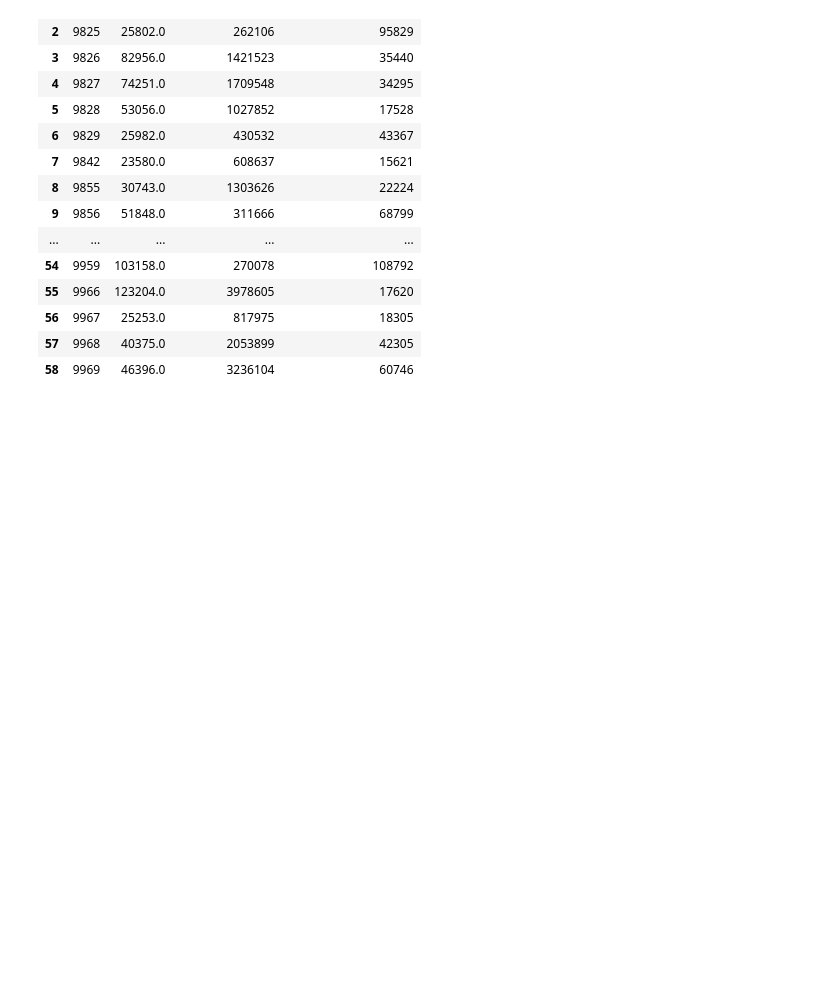
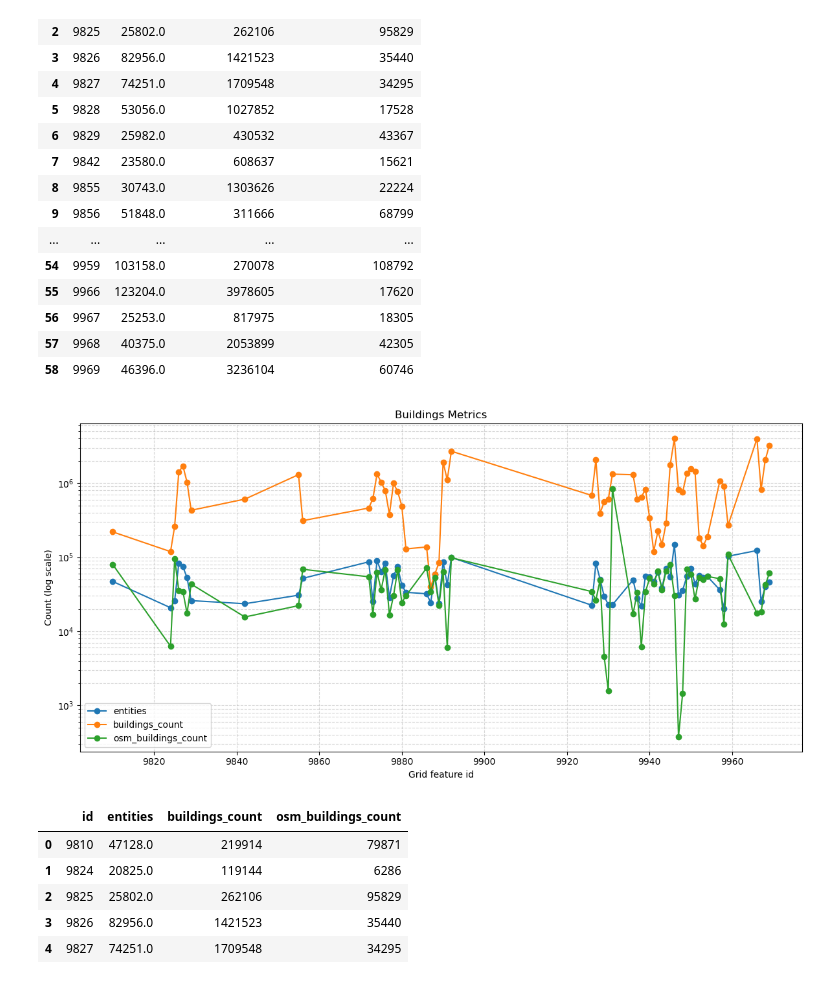
Before and after one commit to AShapira/micromamba_cuda, a Jupyter notebook: code/overture_analysis/investigate_buildings_sources.ipynb, the cells around one changed output. Saved outputs shown, nothing was run; the diff lists cells and outputs as text; code cells hidden in the pictures; blank space fills up the shorter version.

```diff
--- a/code/overture_analysis/investigate_buildings_sources.ipynb
+++ b/code/overture_analysis/investigate_buildings_sources.ipynb
@@ -107,22 +107,31 @@ result_gdf[['id', 'entities', 'buildings_count', 'osm_buildings_count']] if not
 # %%
 analysis_df = pd.read_parquet(parquet_path)
 if analysis_df.empty:
     raise RuntimeError('No data found in buildings_investigation_result.parquet.')
 
 chart_df = analysis_df.sort_values('id')
 ax = chart_df.plot(
     x='id',
     y=['entities', 'buildings_count', 'osm_buildings_count'],
     kind='line',
     figsize=(12, 6),
     marker='o'
 )
-ax.set_title('Buildings Benchmark Metrics by Feature ID')
+ax.set_title('Buildings Metrics')
 ax.set_xlabel('Grid feature id')
-ax.set_ylabel('Count')
-ax.grid(True)
+ax.set_ylabel('Count (log scale)')
+ax.set_yscale('log')
+ax.grid(True, which='both', linestyle='--', alpha=0.5)
 plt.tight_layout()
 plt.show()
 chart_df[['id', 'entities', 'buildings_count', 'osm_buildings_count']].head()
+# %% [output]
+[figure, added]
+|  | id | entities | buildings_count | osm_buildings_count |
+| 0 | 9810 | 47128.0 | 219914 | 79871 |
+| 1 | 9824 | 20825.0 | 119144 | 6286 |
+| 2 | 9825 | 25802.0 | 262106 | 95829 |
+| 3 | 9826 | 82956.0 | 1421523 | 35440 |
+| 4 | 9827 | 74251.0 | 1709548 | 34295 |
 # %%
 retriever.close()
```
Also changed, not shown: 3 other files.
